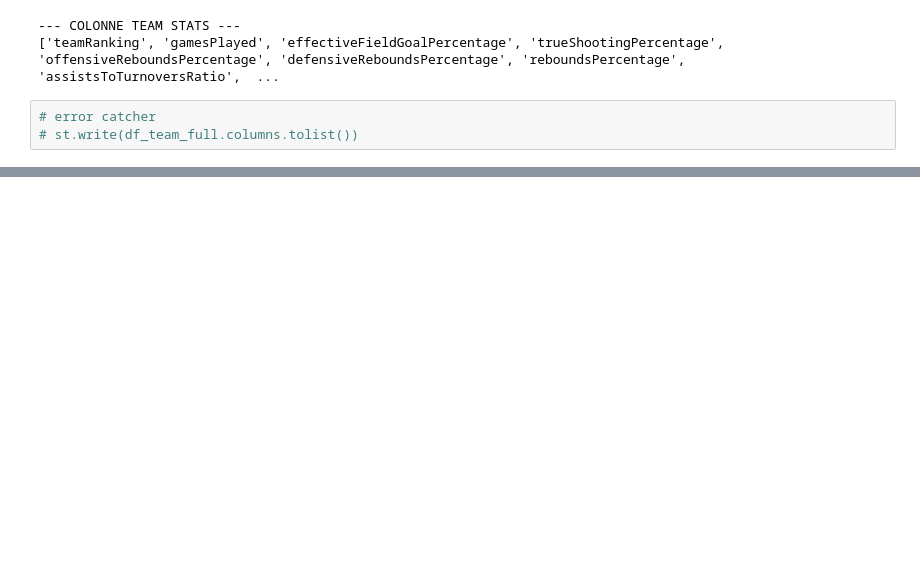
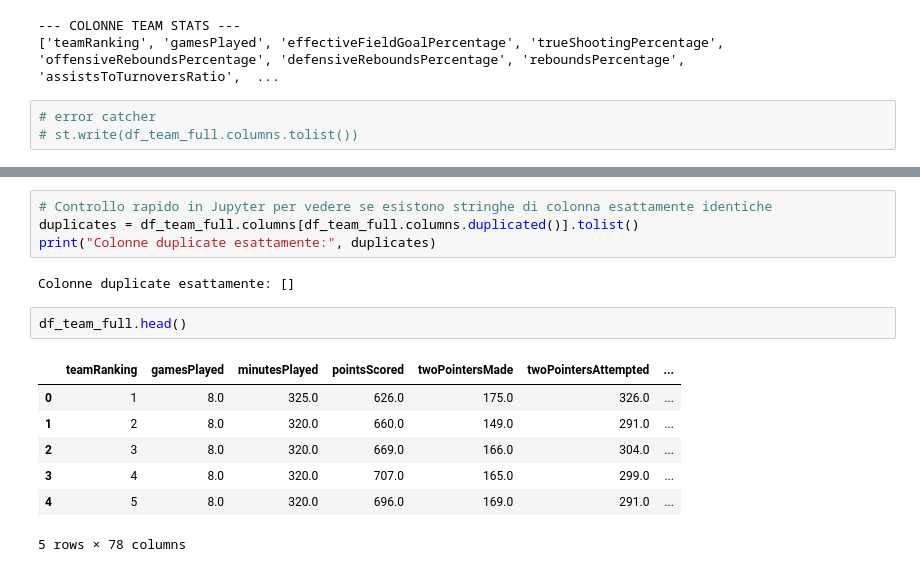
Before and after one commit to SLNN12/Programming-Exam-Project, a Jupyter notebook: prove/explore.ipynb, the cells around one changed output, grey strips where cells are left out. Drawn from its saved outputs; the diff is of its cells as text; blank space fills up the shorter version.

```diff
--- a/prove/explore.ipynb
+++ b/prove/explore.ipynb
@@ -204,0 +275,16 @@ print(df_team_stats.columns.tolist())
+# %%
+# Controllo rapido in Jupyter per vedere se esistono stringhe di colonna esattamente identiche
+duplicates = df_team_full.columns[df_team_full.columns.duplicated()].tolist()
+print("Colonne duplicate esattamente:", duplicates)
+# %% [output]
+Colonne duplicate esattamente: []
+# %%
+df_team_full.head()
+# %% [output]
+|  | teamRanking | gamesPlayed | minutesPlayed | pointsScored | twoPointersMade | twoPointersAttempted | ... |
+| 0 | 1 | 8.0 | 325.0 | 626.0 | 175.0 | 326.0 | ... |
+| 1 | 2 | 8.0 | 320.0 | 660.0 | 149.0 | 291.0 | ... |
+| 2 | 3 | 8.0 | 320.0 | 669.0 | 166.0 | 304.0 | ... |
+| 3 | 4 | 8.0 | 320.0 | 707.0 | 165.0 | 299.0 | ... |
+| 4 | 5 | 8.0 | 320.0 | 696.0 | 169.0 | 291.0 | ... |
+5 rows × 78 columns
```
Also changed, not shown: parts of 2 cells of this notebook, 2 other files.
